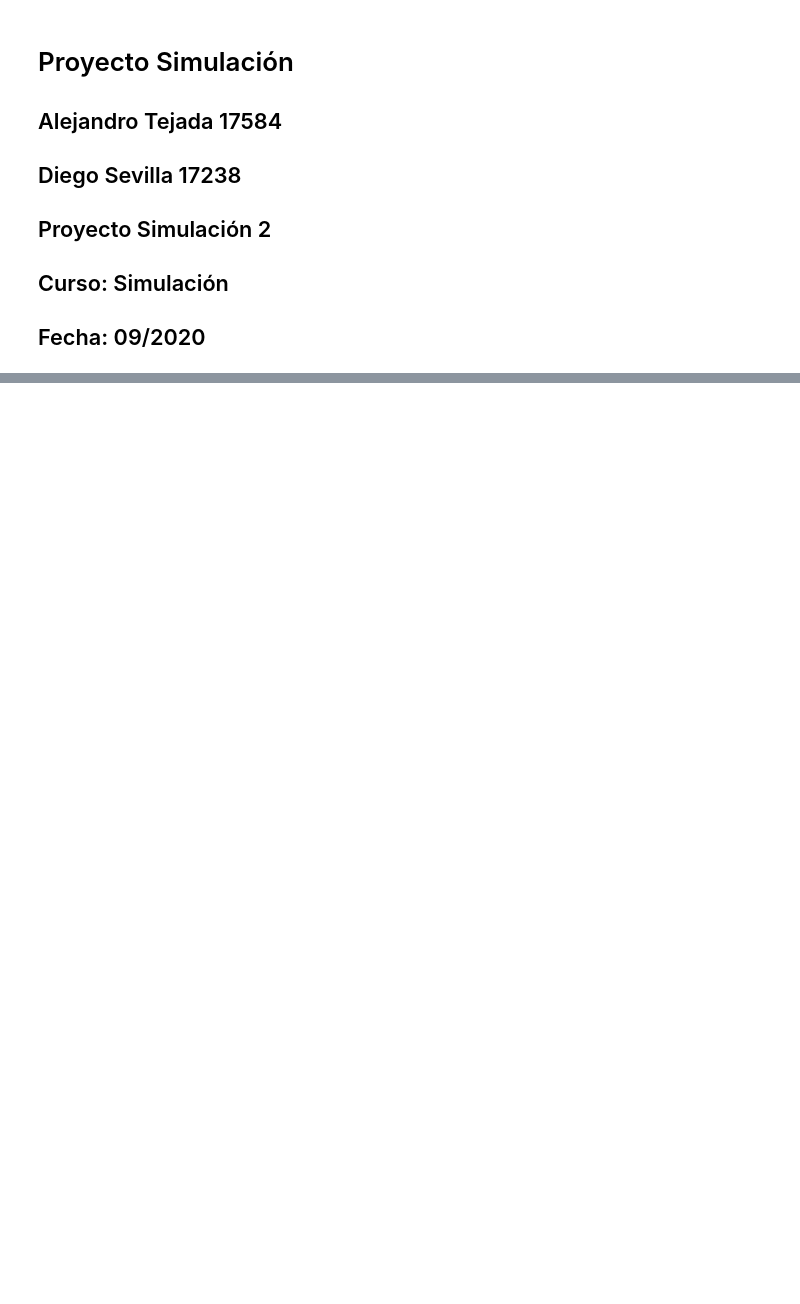
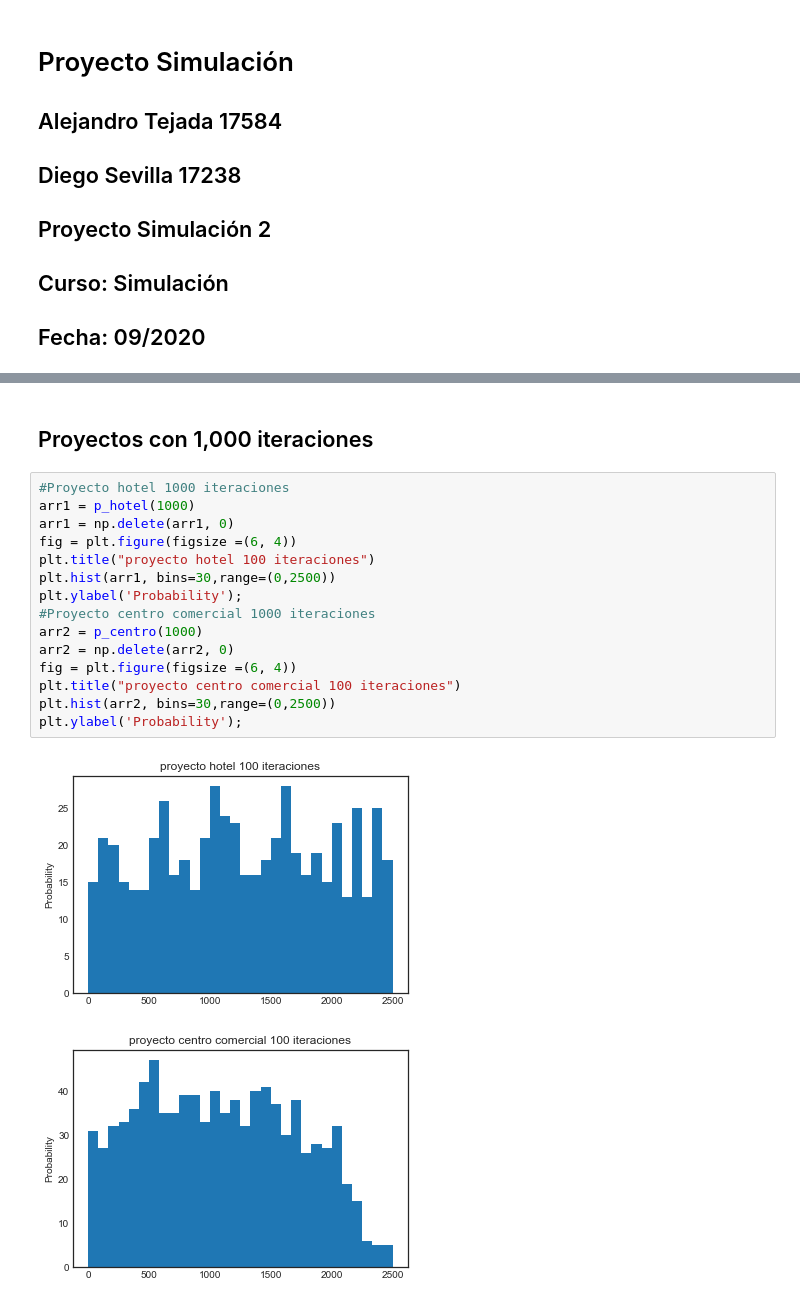
Before and after one commit to tej17584/simulacionMiniProyecto2, a Jupyter notebook: MiniProyecto2 Simulacion.ipynb, the cells around one changed output, grey strips where cells are left out. Cells and saved outputs as stored; diff of their text form; blank space fills up the shorter version.

```diff
--- a/MiniProyecto2 Simulacion.ipynb
+++ b/MiniProyecto2 Simulacion.ipynb
@@ -152,0 +249,20 @@ plt.hist(NewArray, color='#2BB218')
+# %% [markdown]
+## Proyectos con 1,000 iteraciones
+# %%
+#Proyecto hotel 1000 iteraciones
+arr1 = p_hotel(1000)
+arr1 = np.delete(arr1, 0)
+fig = plt.figure(figsize =(6, 4))
+plt.title("proyecto hotel 100 iteraciones")
+plt.hist(arr1, bins=30,range=(0,2500))
+plt.ylabel('Probability');
+#Proyecto centro comercial 1000 iteraciones
+arr2 = p_centro(1000)
+arr2 = np.delete(arr2, 0)
+fig = plt.figure(figsize =(6, 4))
+plt.title("proyecto centro comercial 100 iteraciones")
+plt.hist(arr2, bins=30,range=(0,2500))
+plt.ylabel('Probability');
+# %% [output]
+[figure, added]
+[figure, added]
```
Also changed, not shown: parts of 18 cells of this notebook.
